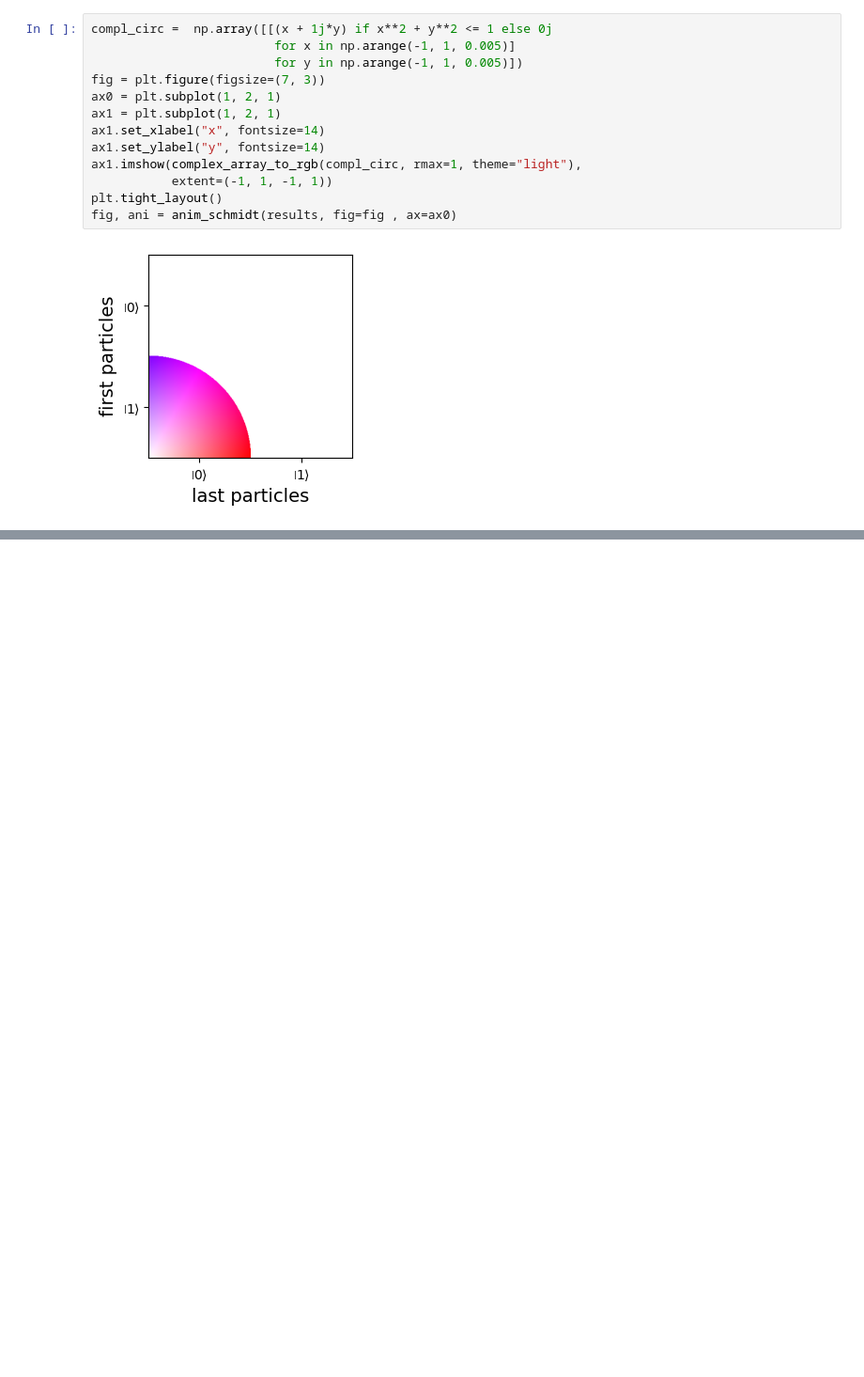
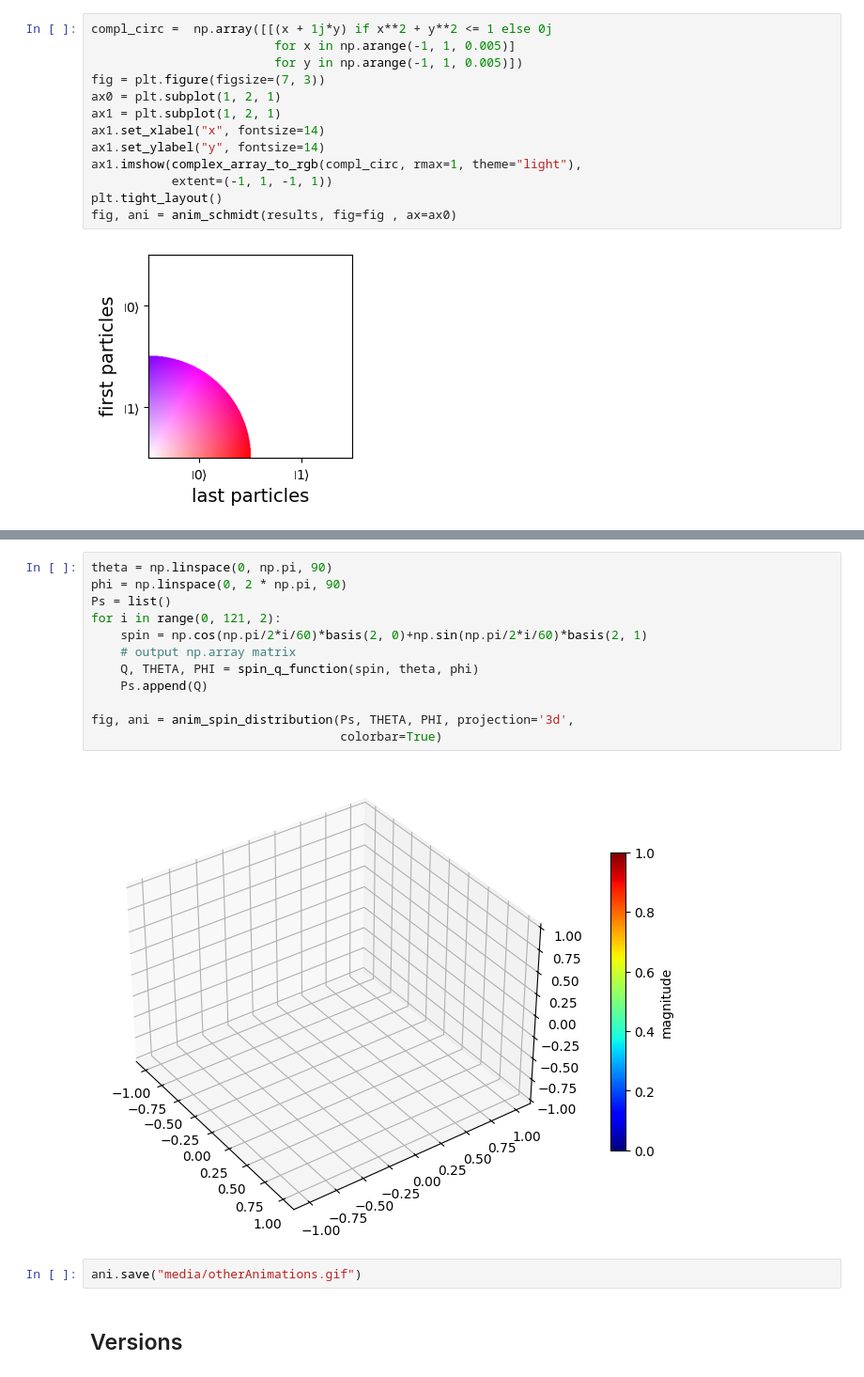
Before and after one commit to raopremrao/Learning-QuTip, a Jupyter notebook: Example Notebooks/02_Visualization/001_Animation_demos.ipynb, the cells around one changed output, grey strips where cells are left out. Shown at 94% size. Saved outputs shown, nothing was run; the diff lists cells and outputs as text; blank space fills up the shorter version.

```diff
--- a/Example Notebooks/02_Visualization/001_Animation_demos.ipynb
+++ b/Example Notebooks/02_Visualization/001_Animation_demos.ipynb
@@ -56,0 +90,18 @@ fig, ani = anim_schmidt(results, fig=fig , ax=ax0)
+# %%
+theta = np.linspace(0, np.pi, 90)
+phi = np.linspace(0, 2 * np.pi, 90)
+Ps = list()
+for i in range(0, 121, 2):
+    spin = np.cos(np.pi/2*i/60)*basis(2, 0)+np.sin(np.pi/2*i/60)*basis(2, 1)
+    # output np.array matrix
+    Q, THETA, PHI = spin_q_function(spin, theta, phi)
+    Ps.append(Q)
+
+fig, ani = anim_spin_distribution(Ps, THETA, PHI, projection='3d',
+                                  colorbar=True)
+# %% [output]
+[figure, added]
+# %%
+ani.save("media/otherAnimations.gif")
+# %% [markdown]
+## Versions
```
Also changed, not shown: parts of 6 cells of this notebook, 2 other files.
